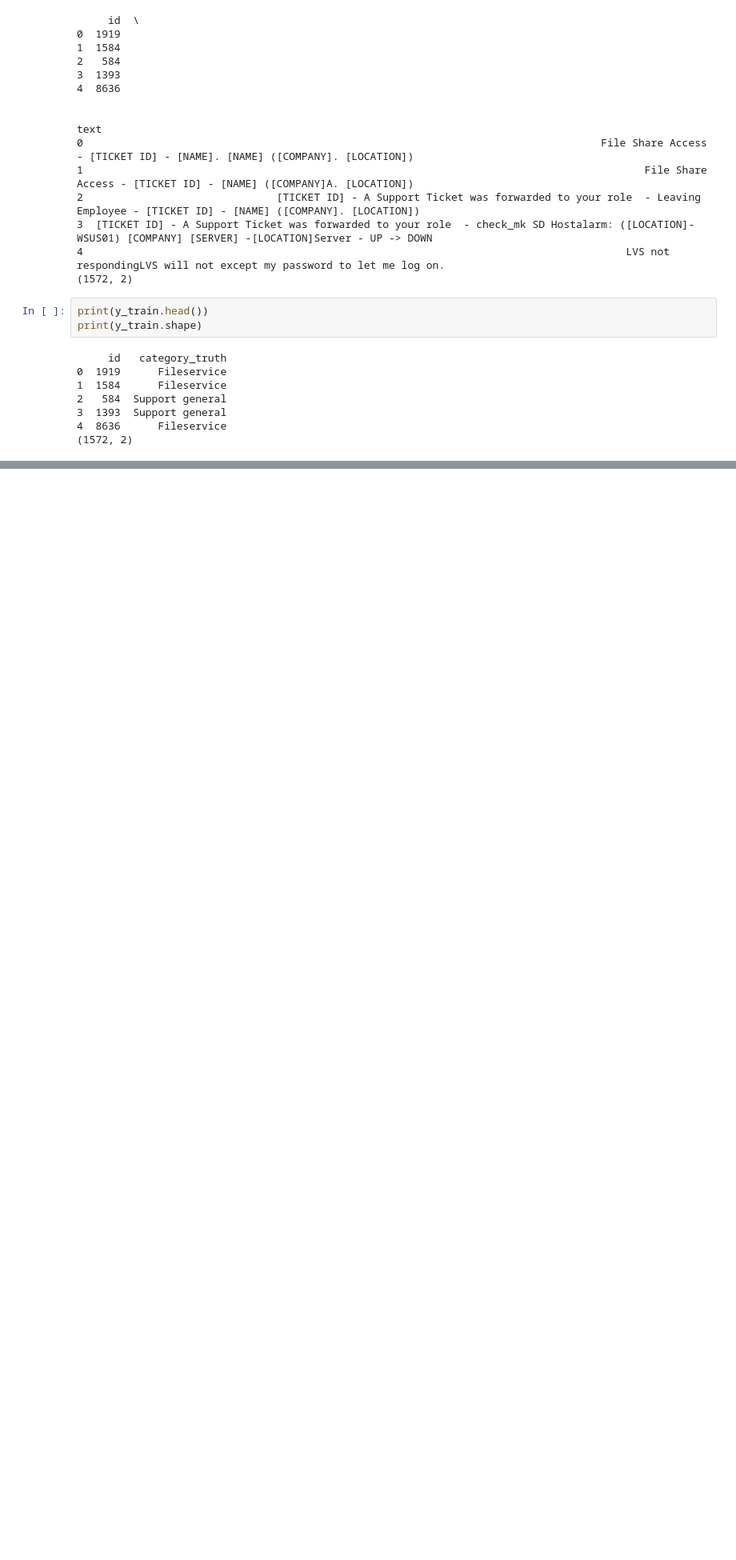
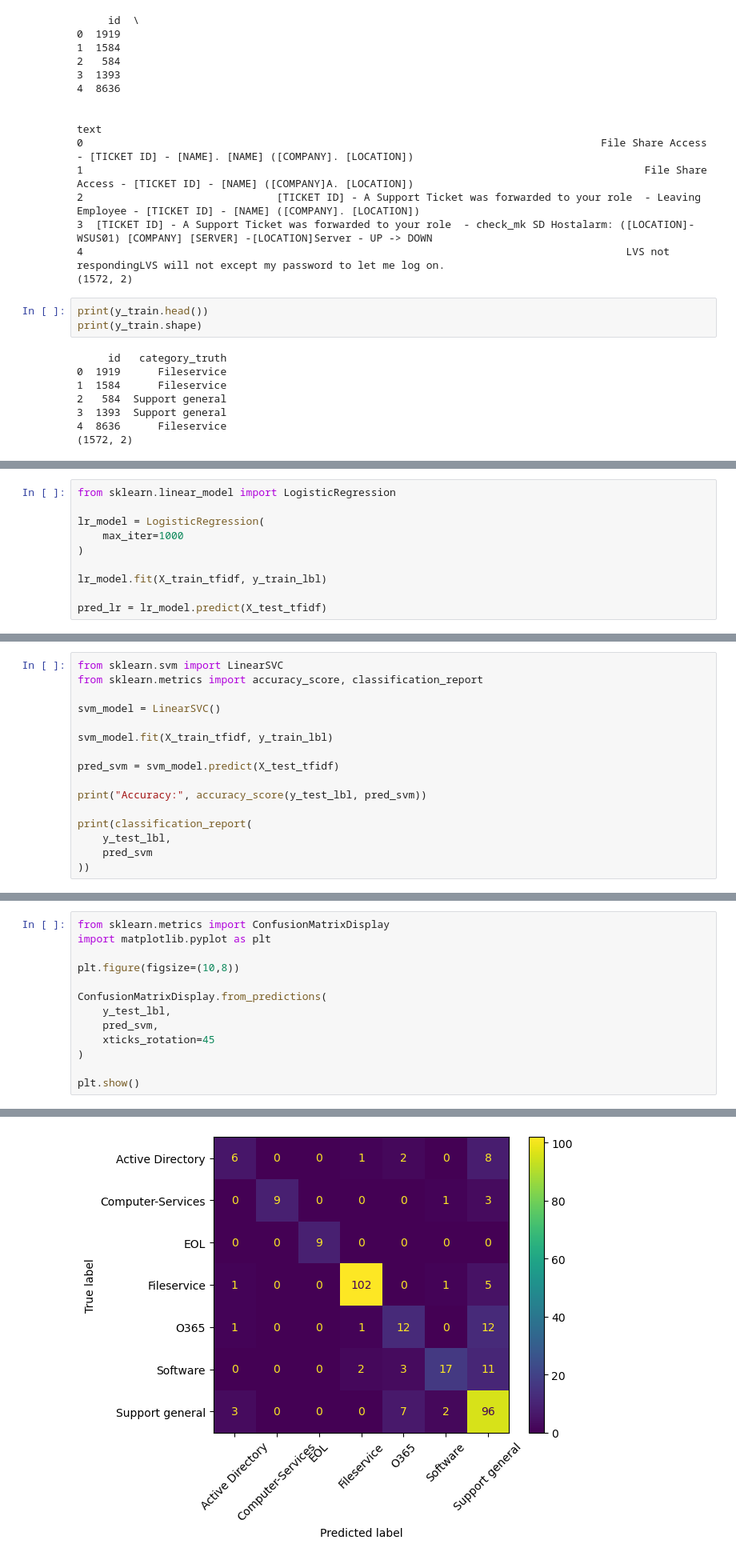
Before and after one commit to sathwik967/FUTURE_ML_02, a Jupyter notebook: notebooks/.Support_Ticket_Classification.ipynb, the cells around one changed output, grey strips where cells are left out. Shown at 80% size. Cells and saved outputs as stored; diff of their text form; blank space fills up the shorter version.

```diff
--- a/notebooks/.Support_Ticket_Classification.ipynb
+++ b/notebooks/.Support_Ticket_Classification.ipynb
@@ -520,0 +193,10 @@ print(y_train.shape)
+# %%
+from sklearn.linear_model import LogisticRegression
+
+lr_model = LogisticRegression(
+    max_iter=1000
+)
+
+lr_model.fit(X_train_tfidf, y_train_lbl)
+
+pred_lr = lr_model.predict(X_test_tfidf)
@@ -520,0 +229,16 @@ print(y_train.shape)
+# %%
+from sklearn.svm import LinearSVC
+from sklearn.metrics import accuracy_score, classification_report
+
+svm_model = LinearSVC()
+
+svm_model.fit(X_train_tfidf, y_train_lbl)
+
+pred_svm = svm_model.predict(X_test_tfidf)
+
+print("Accuracy:", accuracy_score(y_test_lbl, pred_svm))
+
+print(classification_report(
+    y_test_lbl,
+    pred_svm
+))
@@ -520,0 +260,14 @@ print(y_train.shape)
+# %%
+from sklearn.metrics import ConfusionMatrixDisplay
+import matplotlib.pyplot as plt
+
+plt.figure(figsize=(10,8))
+
+ConfusionMatrixDisplay.from_predictions(
+    y_test_lbl,
+    pred_svm,
+    xticks_rotation=45
+)
+
+plt.show()
+# %% [output]
@@ -520,0 +275 @@ print(y_train.shape)
+[figure, added]
```
Also changed, not shown: parts of 54 cells of this notebook, 2 other files.
